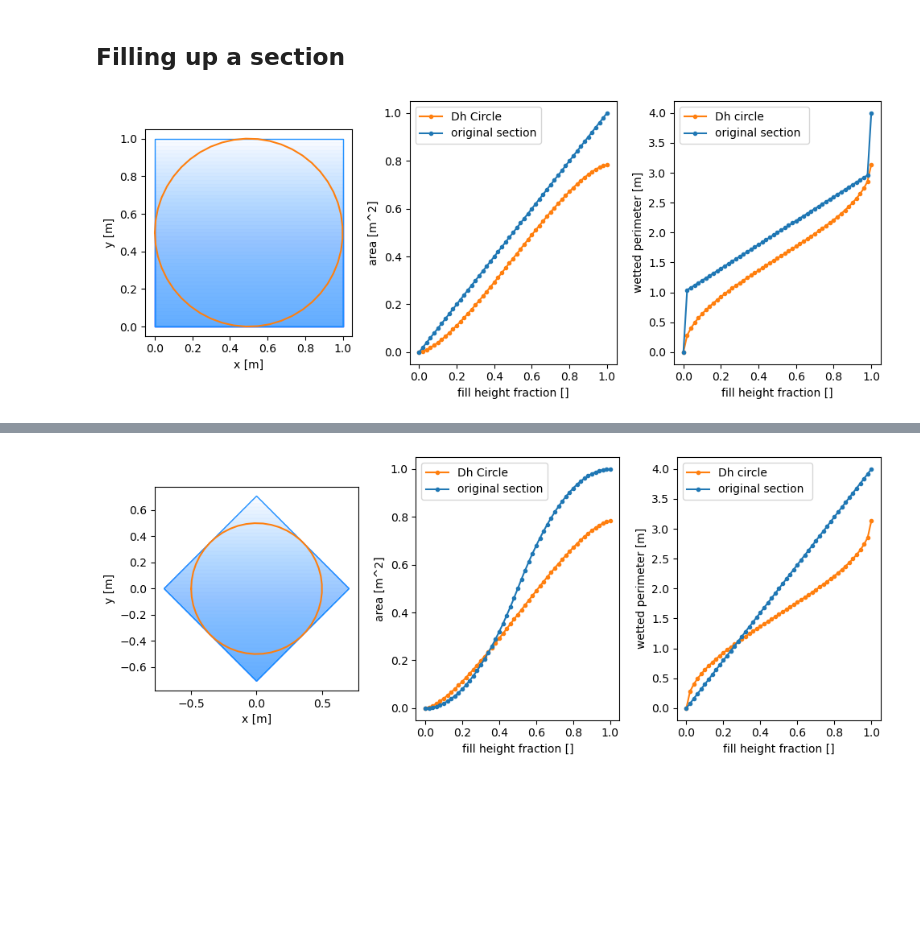
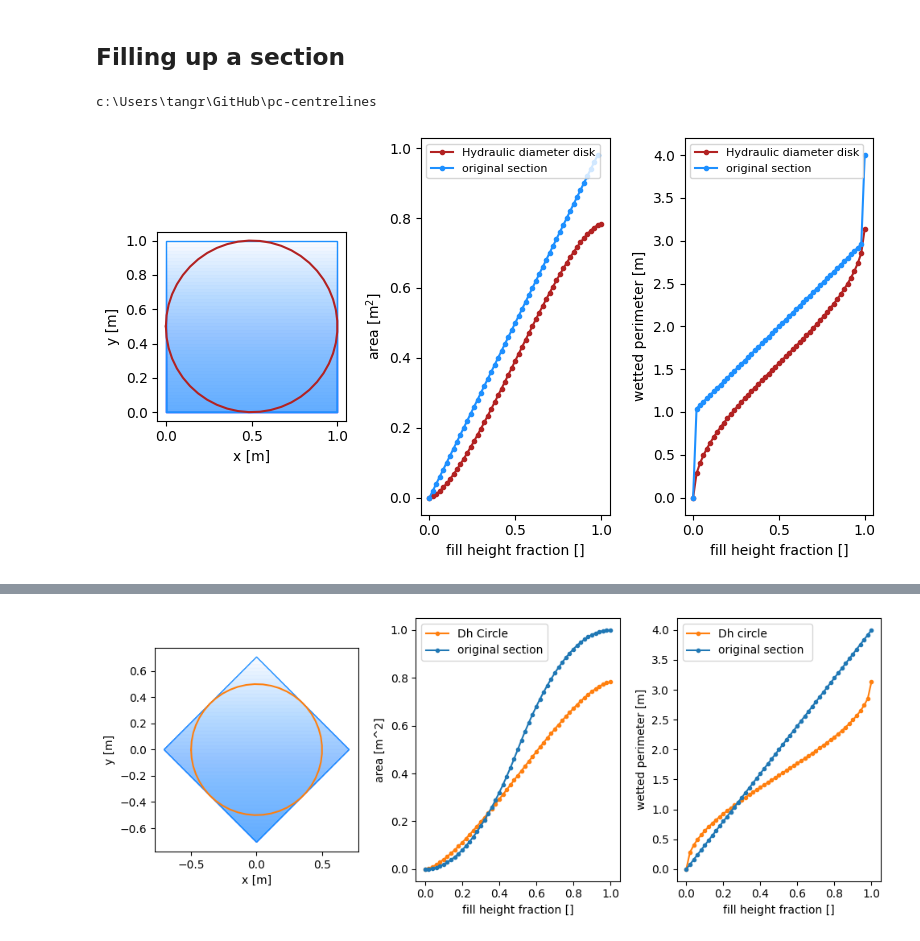
Before and after one commit to ERC-Karst/pc-centrelines, a Jupyter notebook: notebooks/FillingUpStateFunctions.ipynb, the cells around one changed output, grey strips where cells are left out. Cells and saved outputs as stored; diff of their text form; code cells hidden in the pictures; blank space fills up the shorter version.

```diff
--- a/notebooks/FillingUpStateFunctions.ipynb
+++ b/notebooks/FillingUpStateFunctions.ipynb
@@ -1,5 +1,9 @@
 # %% [markdown]
 ## Filling up a section
+# %%
+cd pc-centrelines/
+# %% [output]
+c:\Users\tangr\GitHub\pc-centrelines
 # %%
 import numpy as np
 import matplotlib.pyplot as plt
@@ -75,10 +79,7 @@ def plot_section_by_fill_fraction2(section, fill_fractions, output_fig_path = ".
     areas = []
     wp = []
 
-
-
-
-    fig, axes = plt.subplots(1, 3, figsize =(10, 4))
+    fig, axes = plt.subplots(1, 3, figsize =(8, 4.5))
 
 
     for fill_fraction in fill_fractions:
@@ -122,10 +123,14 @@ def plot_section_by_fill_fraction2(section, fill_fractions, output_fig_path = ".
 
             wp_circle_dh.append(thewp)
 
-        axes[0].plot(*dh_circle.T, color = "C1", zorder = 100)
+        axes[0].plot(*dh_circle.T, color = "firebrick", zorder = 100)
 
-        axes[1].plot(fill_fractions, dh_circle_areas, "-o", markersize = 3, color = "C1", label ="Dh Circle")
-        axes[2].plot(fill_fractions, wp_circle_dh, "-o", markersize = 3, color = "C1", label = "Dh circle")
+        axes[1].plot(fill_fractions, dh_circle_areas, "-o",
+                     markersize = 3,
+                     color = "firebrick", label ="Hydraulic diameter disk")
+        axes[2].plot(fill_fractions, wp_circle_dh, "-o",
+                     markersize = 3,
+                     color = "firebrick", label = "Hydraulic diameter disk")
 
 
     axes[0].fill(*section.T, color = "white", edgecolor="dodgerblue")
@@ -133,17 +138,17 @@ def plot_section_by_fill_fraction2(section, fill_fractions, output_fig_path = ".
     axes[0].set_xlabel("x [m]")
     axes[0].set_ylabel("y [m]")
 
-    axes[1].plot(fill_fractions, areas, "-o", markersize = 3, label = "original section")
+    axes[1].plot(fill_fractions[:-1], areas[:-1], "-o", markersize = 3, label = "original section", color ="dodgerblue")
 
     axes[1].set_xlabel("fill height fraction []")
-    axes[1].set_ylabel("area [m^2]")
+    axes[1].set_ylabel("area [m$^2$]")
 
-    axes[2].plot(fill_fractions, wp, "-o", markersize = 3, label = "original section ")
+    axes[2].plot(fill_fractions, wp, "-o", markersize = 3, label = "original section ", color = "dodgerblue")
     axes[2].set_xlabel("fill height fraction []")
     axes[2].set_ylabel("wetted perimeter [m]")
 
-    axes[1].legend()
-    axes[2].legend()
+    axes[1].legend(fontsize = 8, loc = "upper left")
+    axes[2].legend(fontsize = 8, loc = "upper left")
 
     plt.tight_layout()
     plt.savefig(output_fig_path)
@@ -152,7 +157,7 @@ def plot_section_by_fill_fraction2(section, fill_fractions, output_fig_path = ".
 # %%
 square = np.array([[0,0], [1, 0.],[1,1.],[0,1]])
 fill_fractions = np.arange(0,1.02, 0.02)
 
-_ = plot_section_by_fill_fraction2(square, fill_fractions,  "./temp/remplissage/test_Carre_plein.png", show_circle=True)
+_ = plot_section_by_fill_fraction2(square, fill_fractions,  "temp/remplissage/test_Carre_plein.png", show_circle=True)
 # %% [output]
-[figure, old version]
+[figure, new version]
```
Also changed, not shown: parts of 15 cells of this notebook, 4 other files.
